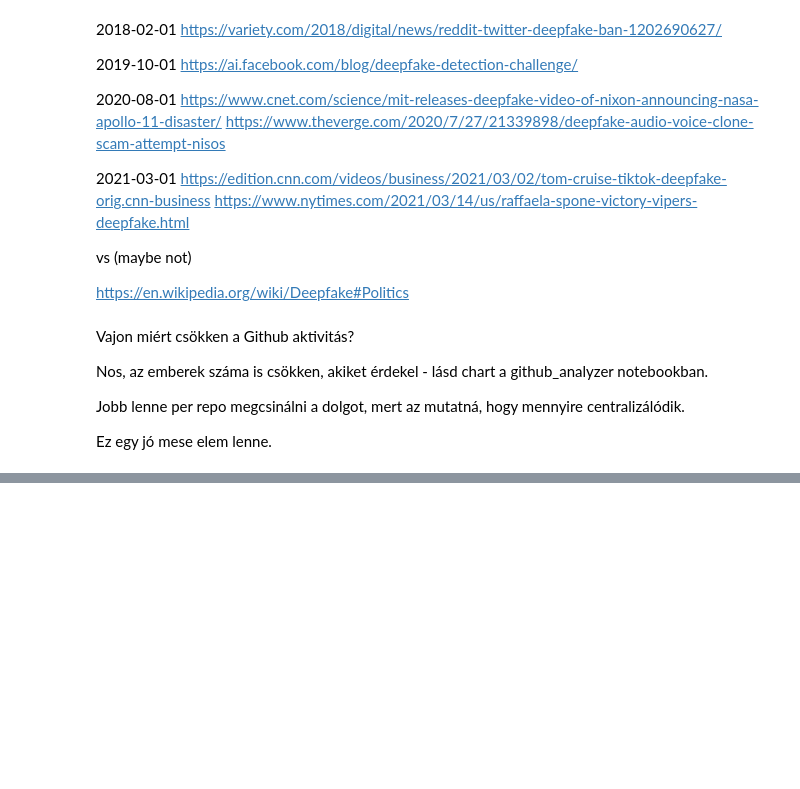
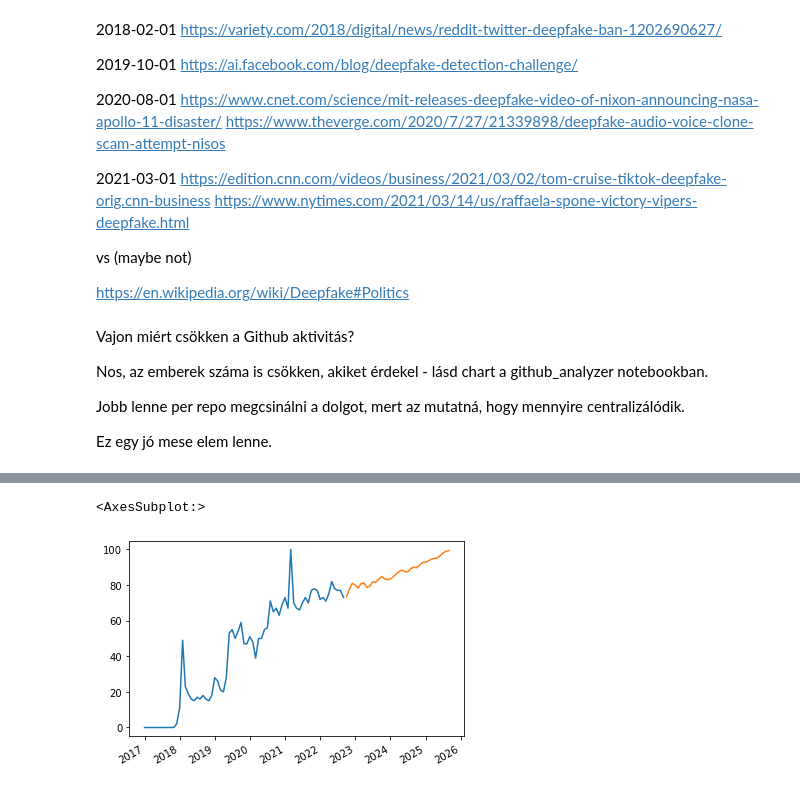
Before and after one commit to solalatus/deepfake_popularity, a Jupyter notebook: global_analysis.ipynb, the cells around one changed output, grey strips where cells are left out. Cells and saved outputs as stored; diff of their text form; code cells hidden in the pictures; blank space fills up the shorter version.

```diff
--- a/global_analysis.ipynb
+++ b/global_analysis.ipynb
@@ -412,0 +450,13 @@ Ez egy jó mese elem lenne.
+# %%
+from statsmodels.tsa.arima.model import ARIMA
+
+model = ARIMA(google_trends_df.search_freq, order=(18,3,0)).fit()
+forecast = model.forecast(36)
+
+fig, ax = plt.subplots()
+ax.plot(google_trends_df.index,google_trends_df.search_freq.values, label="Google searches")
+
+forecast.plot()
+# %% [output]
+<AxesSubplot:>
+[figure, added]
```
Also changed, not shown: parts of 31 cells of this notebook, 2 other files.
